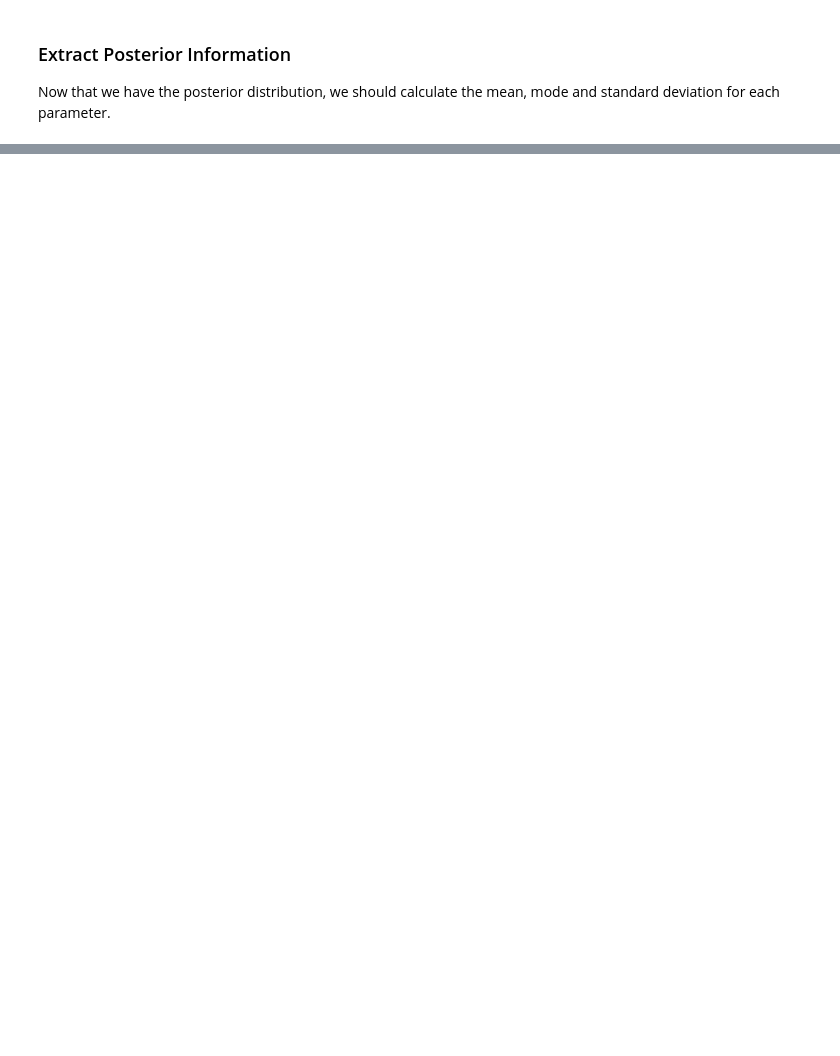
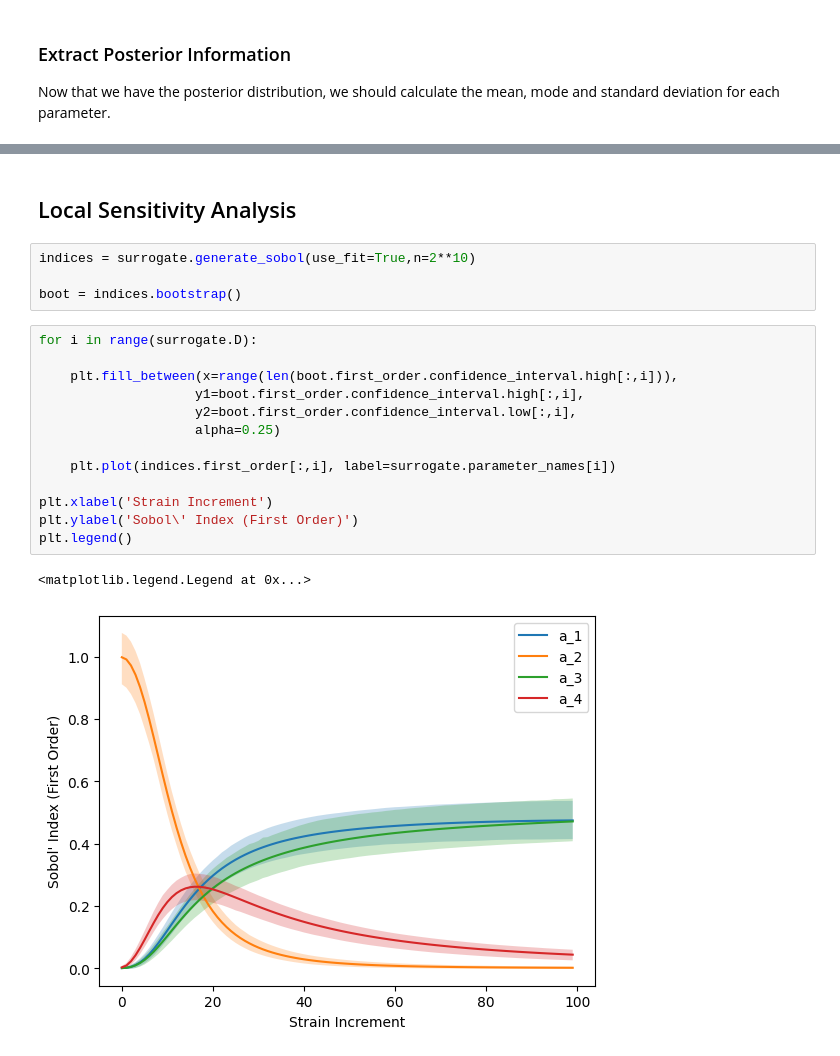
Before and after one commit to LightForm-group/surrogatetools, a Jupyter notebook: examples/example.ipynb, the cells around one changed output, grey strips where cells are left out. Cells and saved outputs as stored; diff of their text form; blank space fills up the shorter version.

```diff
--- a/examples/example.ipynb
+++ b/examples/example.ipynb
@@ -206,0 +210,22 @@ plt.legend(handles=legend_elements)
+# %% [markdown]
+## Local Sensitivity Analysis
+# %%
+indices = surrogate.generate_sobol(use_fit=True,n=2**10)
+
+boot = indices.bootstrap()
+# %%
+for i in range(surrogate.D):
+
+    plt.fill_between(x=range(len(boot.first_order.confidence_interval.high[:,i])),
+                    y1=boot.first_order.confidence_interval.high[:,i],
+                    y2=boot.first_order.confidence_interval.low[:,i],
+                    alpha=0.25)
+
+    plt.plot(indices.first_order[:,i], label=surrogate.parameter_names[i])
+
+plt.xlabel('Strain Increment')
+plt.ylabel('Sobol\' Index (First Order)')
+plt.legend()
+# %% [output]
+<matplotlib.legend.Legend at 0x...>
+[figure, added]
```
Also changed, not shown: parts of 9 cells of this notebook, 1 other file.
